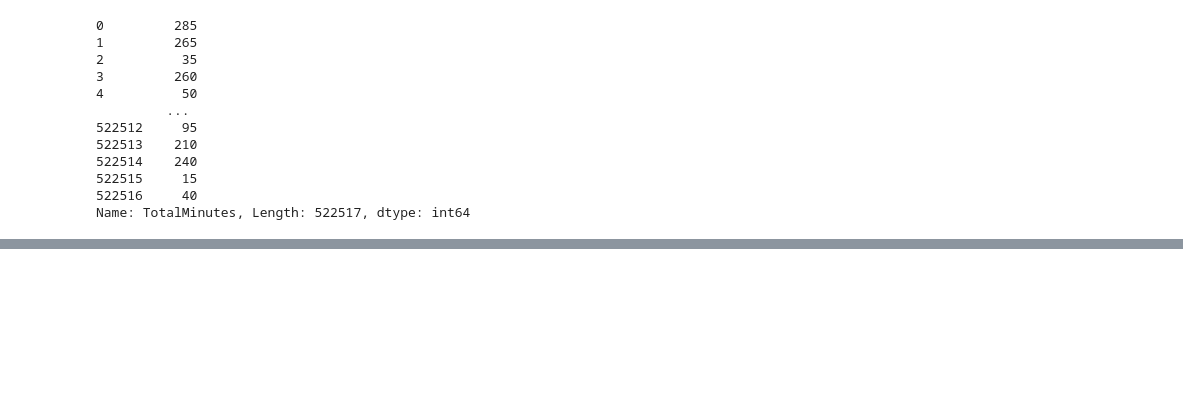
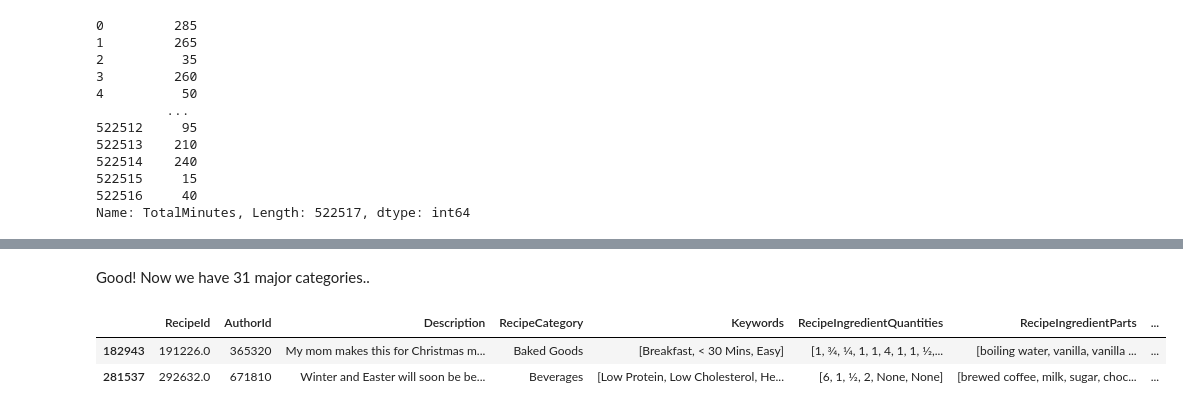
Before and after one commit to amirkiaml/DeepChef-BSTN-Capstone, a Jupyter notebook: Basic Data Cleaning.ipynb, the cells around one changed output, grey strips where cells are left out. Drawn from its saved outputs; the diff is of its cells as text; code cells hidden in the pictures; blank space fills up the shorter version.

```diff
--- a/Basic Data Cleaning.ipynb
+++ b/Basic Data Cleaning.ipynb
@@ -218,5 +271,5 @@ We won't be using `Images` anywhere in our projects, so I'll remove the column.
 # %%
-recipes.drop(['ReviewCount', 'Images'],axis=1,inplace=True)
+recipes.drop(['Images'],axis=1,inplace=True)
 # %%
 recipes.sample(2)
 # %% [output]
@@ -245,0 +1472,8 @@ dtype: int64
+# %% [markdown]
+Good! Now we have 31 major categories..
+# %%
+recipes.sample(2)
+# %% [output]
+|  | RecipeId | AuthorId | Description | RecipeCategory | Keywords | RecipeIngredientQuantities | RecipeIngredientParts | ... |
+| 182943 | 191226.0 | 365320 | My mom makes this for Christmas m... | Baked Goods | [Breakfast, < 30 Mins, Easy] | [1, 3⁄4, 1⁄4, 1, 1, 4, 1, 1, 1⁄2,... | [boiling water, vanilla, vanilla ... | ... |
+| 281537 | 292632.0 | 671810 | Winter and Easter will soon be be... | Beverages | [Low Protein, Low Cholesterol, He... | [6, 1, 1⁄2, 2, None, None] | [brewed coffee, milk, sugar, choc... | ... |
```
Also changed, not shown: parts of 46 cells of this notebook.
